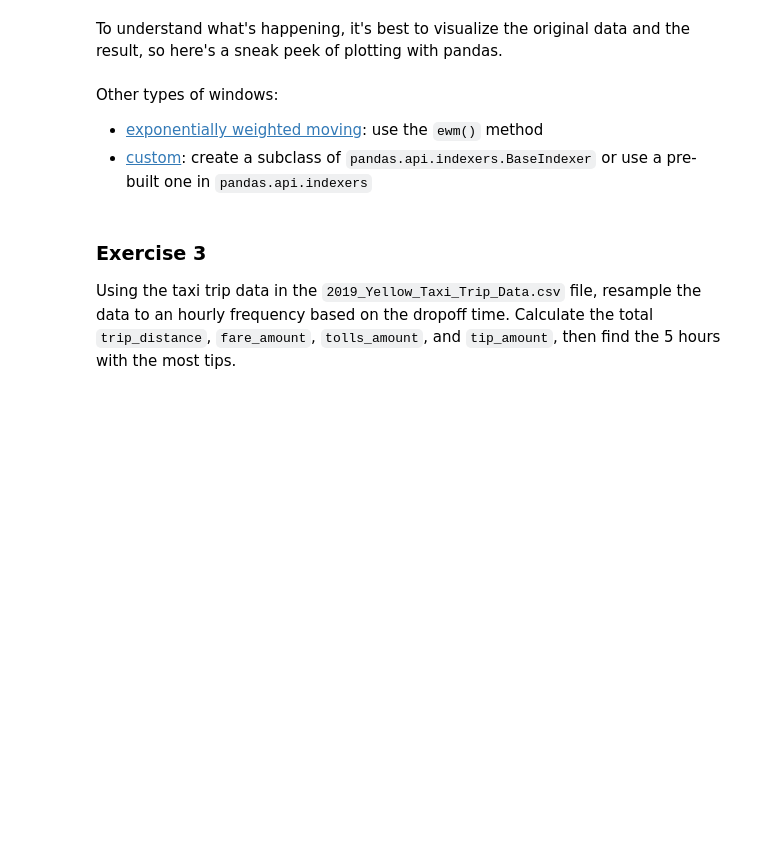
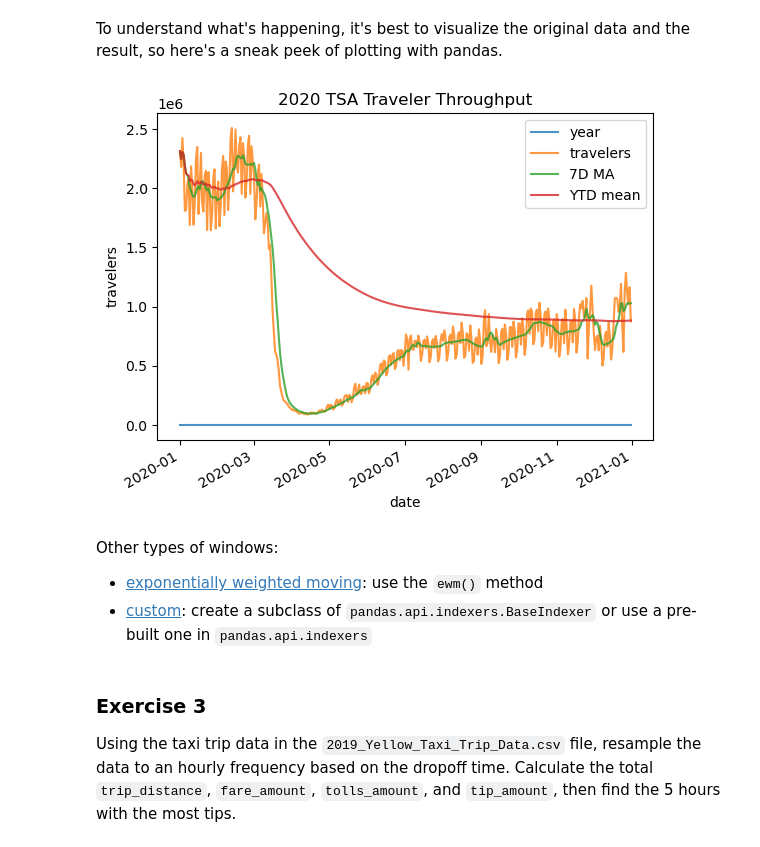
Before and after one commit to climate-analytics-lab/sioc209-2024-sp, a Jupyter notebook: sioc209-2024-sp/01_intro/02_data_collection_and_prep.ipynb, the cells around one changed output. Saved outputs shown, nothing was run; the diff lists cells and outputs as text; code cells hidden in the pictures; blank space fills up the shorter version.

```diff
--- a/sioc209-2024-sp/01_intro/02_data_collection_and_prep.ipynb
+++ b/sioc209-2024-sp/01_intro/02_data_collection_and_prep.ipynb
@@ -467,10 +816,12 @@ To understand what's happening, it's best to visualize the original data and the
 # %%
 _ = tsa_melted_holiday_travel.loc['2020'].assign(
     **{
         '7D MA': lambda x: x.rolling('7D').travelers.mean(),
         'YTD mean': lambda x: x.expanding().travelers.mean()
       }
-).plot(title='2020 TSA Traveler Throughput', ylabel='travelers', alpha=.2)
+).plot(title='2020 TSA Traveler Throughput', ylabel='travelers', alpha=.8)
+# %% [output]
+[figure, added]
 # %% [markdown]
 Other types of windows:
 - [exponentially weighted moving](https://pandas.pydata.org/pandas-docs/stable/reference/api/pandas.DataFrame.ewm.html): use the `ewm()` method
```
Also changed, not shown: parts of 67 cells of this notebook.
